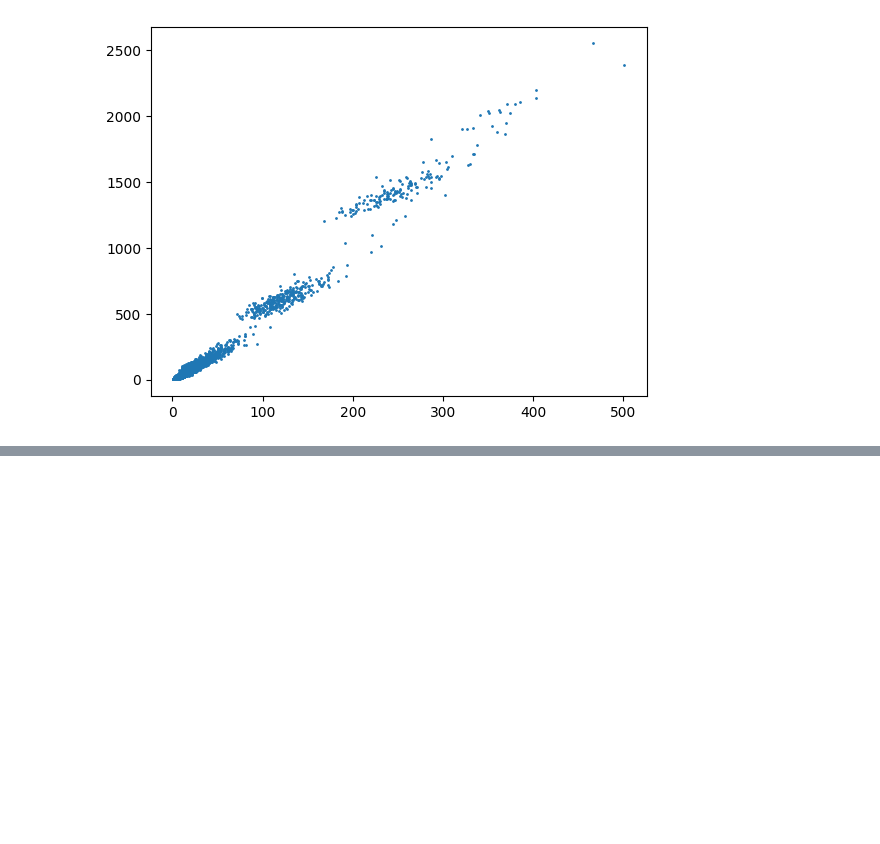
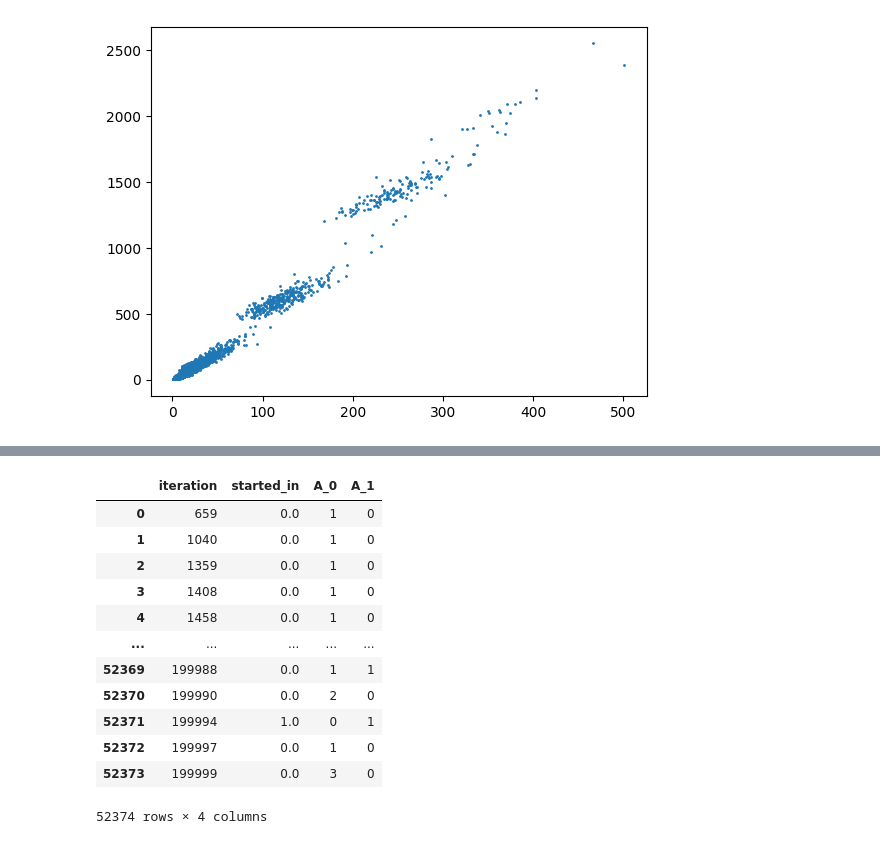
Before and after one commit to paololapo/ComplexNetworks_projects, a Jupyter notebook: code/task_15/py_sandipile.ipynb, the cells around one changed output, grey strips where cells are left out. Saved outputs shown, nothing was run; the diff lists cells and outputs as text; code cells hidden in the pictures; blank space fills up the shorter version.

```diff
--- a/code/task_15/py_sandipile.ipynb
+++ b/code/task_15/py_sandipile.ipynb
@@ -99,0 +233,16 @@ plt.scatter(x, y, s=1)
+# %%
+res
+# %% [output]
+|  | iteration | started_in | A_0 | A_1 |
+| 0 | 659 | 0.0 | 1 | 0 |
+| 1 | 1040 | 0.0 | 1 | 0 |
+| 2 | 1359 | 0.0 | 1 | 0 |
+| 3 | 1408 | 0.0 | 1 | 0 |
+| 4 | 1458 | 0.0 | 1 | 0 |
+| ... | ... | ... | ... | ... |
+| 52369 | 199988 | 0.0 | 1 | 1 |
+| 52370 | 199990 | 0.0 | 2 | 0 |
+| 52371 | 199994 | 1.0 | 0 | 1 |
+| 52372 | 199997 | 0.0 | 1 | 0 |
+| 52373 | 199999 | 0.0 | 3 | 0 |
+52374 rows × 4 columns
```
Also changed, not shown: parts of 7 cells of this notebook, 1 other file.
